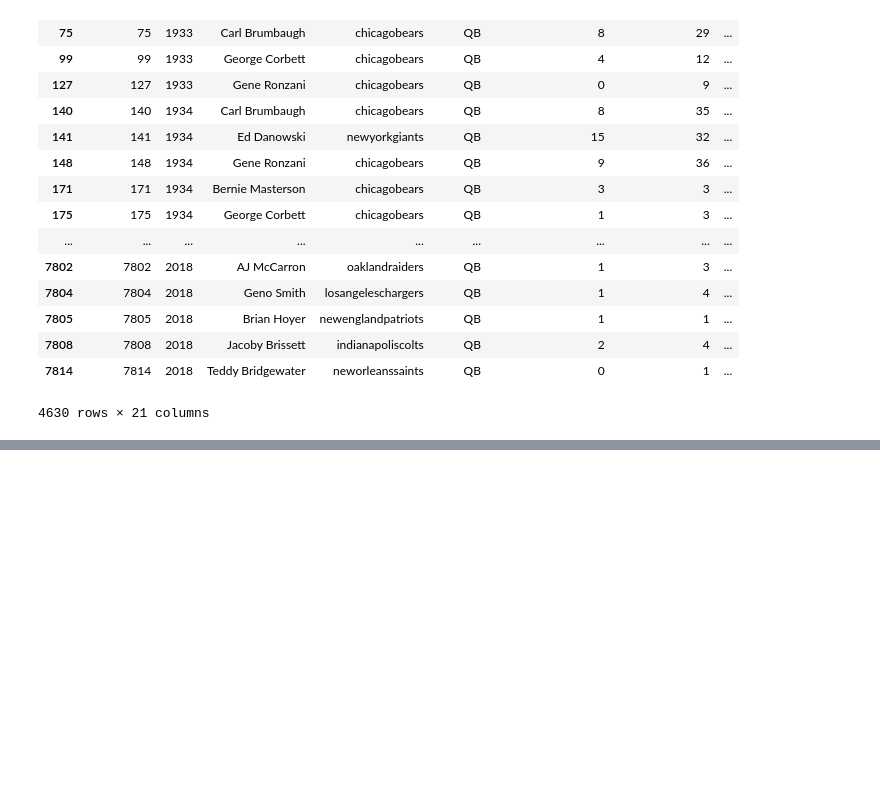
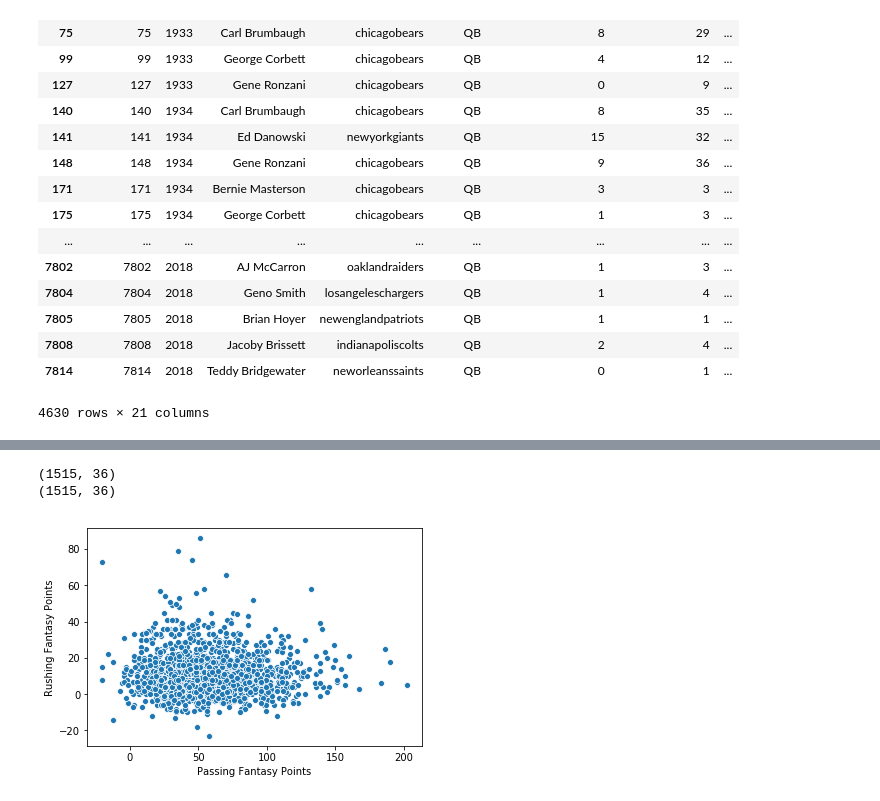
Before and after one commit to pmhoward96/DataAnalyticsProject, a Jupyter notebook: Stats Workbook.ipynb, the cells around one changed output, grey strips where cells are left out. Drawn from its saved outputs; the diff is of its cells as text; code cells hidden in the pictures; blank space fills up the shorter version.

```diff
--- a/Stats Workbook.ipynb
+++ b/Stats Workbook.ipynb
@@ -337,0 +265,3 @@ DataError: No numeric types to aggregate
+# %%
+df = pd.merge(passingdf, rushingdf, how = 'left', left_on = ['Year', 'Player Name'], right_on = ['Year', 'Player Name'])
+df.info()
@@ -337,0 +307,35 @@ DataError: No numeric types to aggregate
+# %%
+df.rename(columns={'Team Name_x': 'Team Name'}, inplace=True)
+df.rename(columns={'Position_x': 'Position'}, inplace=True)
+# %%
+points = []
+for x in range(len(df)):
+    yardPoints = df.iloc[x]['Passing Yards'] % 25
+    #print(yardPoints)
+    tdPoints = df.iloc[x]['Passing Touchdowns'] * 4
+    #print(tdPoints)
+    intPoints = df.iloc[x]['Interceptions'] * -2
+    #print(intPoints)
+    totalPoints = yardPoints + tdPoints + intPoints
+    #print(totalPoints)
+    points.append(totalPoints)
+df['Passing Fantasy Points'] = points
+# %%
+points = []
+for x in range(len(df)):
+    yardPoints = df.iloc[x]['Rushing Yards'] % 10
+    tdPoints = df.iloc[x]['Rushing Touchdowns'] * 6
+    fumblePoints = df.iloc[x]['Fumbles'] * -2
+    totalPoints = yardPoints + tdPoints + fumblePoints
+    points.append(totalPoints)
+df['Rushing Fantasy Points'] = points
+# %%
+import seaborn as sns
+print(df.shape)
+df = df[df['Passing Attempts'] > 250]
+print(df.shape)
+sns.scatterplot(x = 'Passing Fantasy Points', y = 'Rushing Fantasy Points', data = df);
+# %% [output]
+(1515, 36)
+(1515, 36)
+[figure, added]
```
Also changed, not shown: parts of 34 cells of this notebook, 14 other files.
